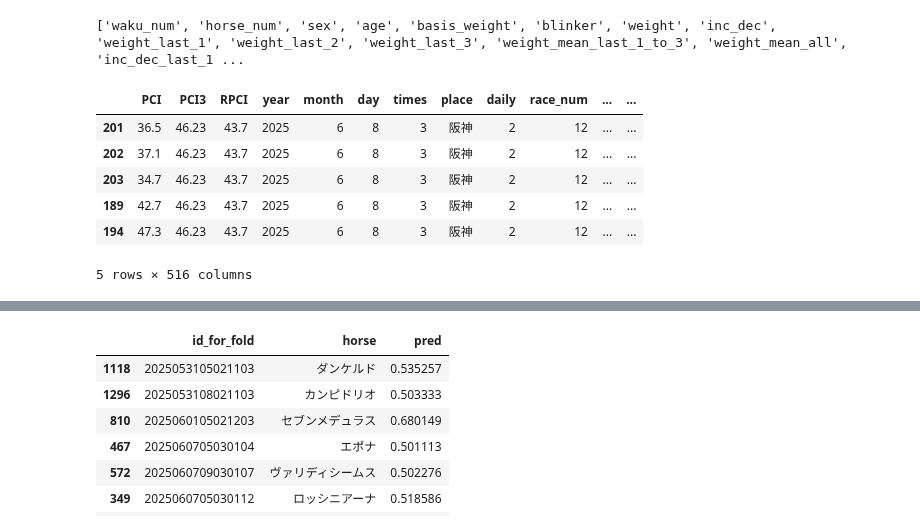
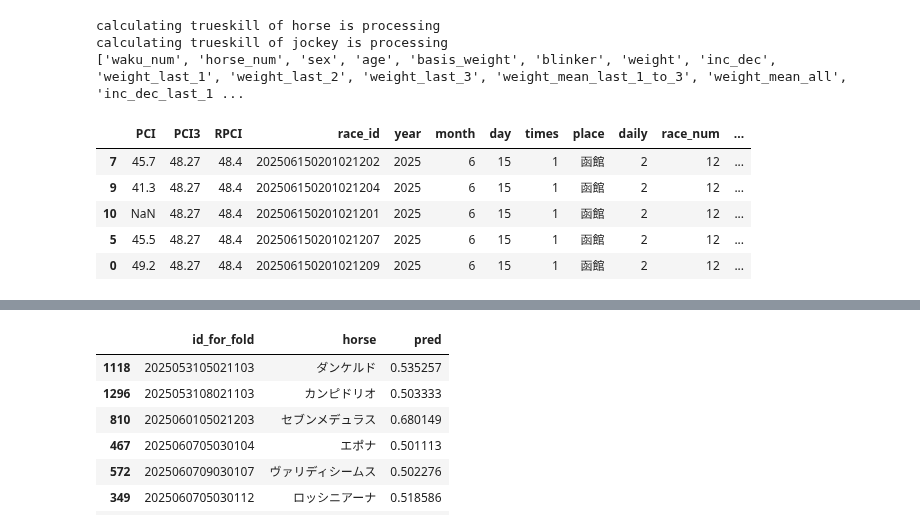
Before and after one commit to NaganagaKen/HORSE_RACING, a Jupyter notebook: Notebook/JV_eda.ipynb, the cells around one changed output, grey strips where cells are left out. Saved outputs shown, nothing was run; the diff lists cells and outputs as text; code cells hidden in the pictures.

```diff
--- a/Notebook/JV_eda.ipynb
+++ b/Notebook/JV_eda.ipynb
@@ -10,7 +10,10 @@ module_path = (Path().resolve().parent/ "Modules")
 sys.path.append(str(module_path))
 
 import my_modules, model_tuner, features
+
+pd.set_option("display.max_columns", None)
 # %%
-df = pd.read_csv("../Data/train_data_JV.csv", encoding="shift-jis")
+df = pd.read_csv("../Data/train_data_tmp.csv", encoding="shift-jis")
+odds_df = pd.read_csv("../Data/Time_Series_Odds_win_odds.csv", encoding="shift-jis")
 # %%
 df2 = my_modules.preprocessing(df)
@@ -458,13 +463,14 @@ def grouped_winning_rate(df_to_copy, feature_col_to_copy, dict_for_df, cols):
     return dict_for_df, feature_col
 # %%
 feature_col = ["waku_num", "horse_num", "sex", "age", "basis_weight", "blinker", "weight", "inc_dec"]
-df4, feature_col2 = feature_engineering(df3, feature_col)
+df4, feature_col2 = features.feature_engineering(df3, feature_col)
 # %% [output]
+calculating trueskill of horse is processing
+calculating trueskill of jockey is processing
 ['waku_num', 'horse_num', 'sex', 'age', 'basis_weight', 'blinker', 'weight', 'inc_dec', 'weight_last_1', 'weight_last_2', 'weight_last_3', 'weight_mean_last_1_to_3', 'weight_mean_all', 'inc_dec_last_1 ...
-|  | PCI | PCI3 | RPCI | year | month | day | times | place | daily | race_num | ... | ... |
-| 201 | 36.5 | 46.23 | 43.7 | 2025 | 6 | 8 | 3 | 阪神 | 2 | 12 | ... | ... |
-| 202 | 37.1 | 46.23 | 43.7 | 2025 | 6 | 8 | 3 | 阪神 | 2 | 12 | ... | ... |
-| 203 | 34.7 | 46.23 | 43.7 | 2025 | 6 | 8 | 3 | 阪神 | 2 | 12 | ... | ... |
-| 189 | 42.7 | 46.23 | 43.7 | 2025 | 6 | 8 | 3 | 阪神 | 2 | 12 | ... | ... |
-| 194 | 47.3 | 46.23 | 43.7 | 2025 | 6 | 8 | 3 | 阪神 | 2 | 12 | ... | ... |
+|  | PCI | PCI3 | RPCI | race_id | year | month | day | times | place | daily | race_num | ... |
+| 7 | 45.7 | 48.27 | 48.4 | 202506150201021202 | 2025 | 6 | 15 | 1 | 函館 | 2 | 12 | ... |
+| 9 | 41.3 | 48.27 | 48.4 | 202506150201021204 | 2025 | 6 | 15 | 1 | 函館 | 2 | 12 | ... |
+| 10 | NaN | 48.27 | 48.4 | 202506150201021201 | 2025 | 6 | 15 | 1 | 函館 | 2 | 12 | ... |
+| 5 | 45.5 | 48.27 | 48.4 | 202506150201021207 | 2025 | 6 | 15 | 1 | 函館 | 2 | 12 | ... |
+| 0 | 49.2 | 48.27 | 48.4 | 202506150201021209 | 2025 | 6 | 15 | 1 | 函館 | 2 | 12 | ... |
-5 rows × 516 columns
```
Also changed, not shown: parts of 5 cells of this notebook, 8 other files.
